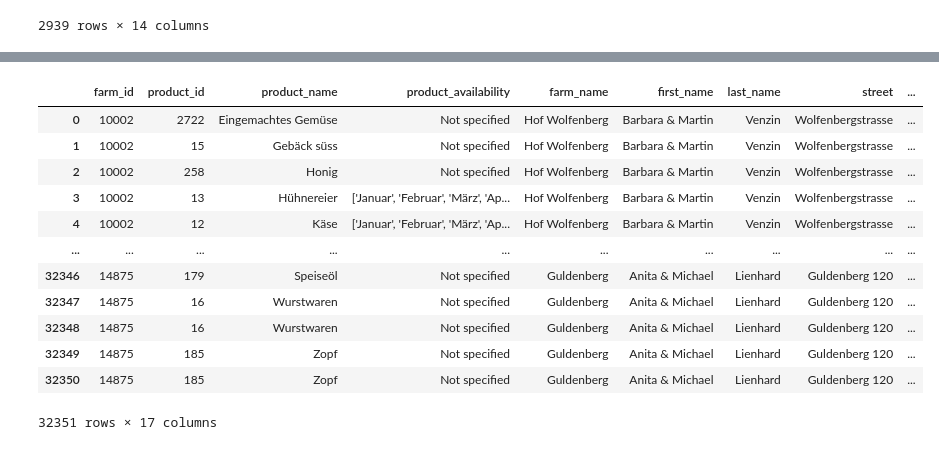
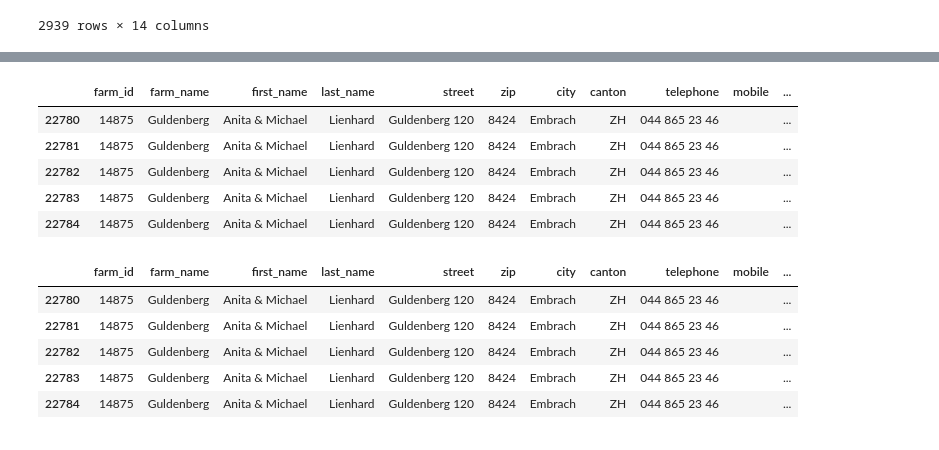
Before and after one commit to subrockmann/farm-screener, a Jupyter notebook: data collection.ipynb, the cells around one changed output, grey strips where cells are left out. Saved outputs shown, nothing was run; the diff lists cells and outputs as text; code cells hidden in the pictures.

Commit message:
fix: farm_id error in product_offers removed

```diff
--- a/data collection.ipynb
+++ b/data collection.ipynb
@@ -208,5 +292,6 @@ product_df
 # %%
 product_df["farm_id"] = product_df["farm_id"].astype("int")
+product_df["product_id"] = product_df["product_id"].astype("int")
 product_df["product_availability"] = product_df["product_availability"].astype("str") # needed for conversion to parquet
 product_df.info()
 # %% [output]
@@ -350,18 +458,20 @@ Name: count, dtype: int64
 # %%
-merged_df = pd.merge(new_offers_df, new_farms_df, on='farm_id', how='left')
+merged_df = pd.merge(new_farms_df, new_offers_df, on='farm_id', how='inner')
 # %%
-merged_df
+merged_df.tail()
 # %% [output]
-|  | farm_id | product_id | product_name | product_availability | farm_name | first_name | last_name | street | ... |
-| 0 | 10002 | 2722 | Eingemachtes Gemüse | Not specified | Hof Wolfenberg | Barbara & Martin | Venzin | Wolfenbergstrasse | ... |
-| 1 | 10002 | 15 | Gebäck süss | Not specified | Hof Wolfenberg | Barbara & Martin | Venzin | Wolfenbergstrasse | ... |
-| 2 | 10002 | 258 | Honig | Not specified | Hof Wolfenberg | Barbara & Martin | Venzin | Wolfenbergstrasse | ... |
-| 3 | 10002 | 13 | Hühnereier | ['Januar', 'Februar', 'März', 'Ap... | Hof Wolfenberg | Barbara & Martin | Venzin | Wolfenbergstrasse | ... |
-| 4 | 10002 | 12 | Käse | ['Januar', 'Februar', 'März', 'Ap... | Hof Wolfenberg | Barbara & Martin | Venzin | Wolfenbergstrasse | ... |
-| ... | ... | ... | ... | ... | ... | ... | ... | ... | ... |
-| 32346 | 14875 | 179 | Speiseöl | Not specified | Guldenberg | Anita & Michael | Lienhard | Guldenberg 120 | ... |
-| 32347 | 14875 | 16 | Wurstwaren | Not specified | Guldenberg | Anita & Michael | Lienhard | Guldenberg 120 | ... |
-| 32348 | 14875 | 16 | Wurstwaren | Not specified | Guldenberg | Anita & Michael | Lienhard | Guldenberg 120 | ... |
-| 32349 | 14875 | 185 | Zopf | Not specified | Guldenberg | Anita & Michael | Lienhard | Guldenberg 120 | ... |
-| 32350 | 14875 | 185 | Zopf | Not specified | Guldenberg | Anita & Michael | Lienhard | Guldenberg 120 | ... |
+|  | farm_id | farm_name | first_name | last_name | street | zip | city | canton | telephone | mobile | ... |
+| 22780 | 14875 | Guldenberg | Anita & Michael | Lienhard | Guldenberg 120 | 8424 | Embrach | ZH | 044 865 23 46 |  | ... |
+| 22781 | 14875 | Guldenberg | Anita & Michael | Lienhard | Guldenberg 120 | 8424 | Embrach | ZH | 044 865 23 46 |  | ... |
+| 22782 | 14875 | Guldenberg | Anita & Michael | Lienhard | Guldenberg 120 | 8424 | Embrach | ZH | 044 865 23 46 |  | ... |
+| 22783 | 14875 | Guldenberg | Anita & Michael | Lienhard | Guldenberg 120 | 8424 | Embrach | ZH | 044 865 23 46 |  | ... |
+| 22784 | 14875 | Guldenberg | Anita & Michael | Lienhard | Guldenberg 120 | 8424 | Embrach | ZH | 044 865 23 46 |  | ... |
-32351 rows × 17 columns
+# %%
+merged_df.tail()
+# %% [output]
+|  | farm_id | farm_name | first_name | last_name | street | zip | city | canton | telephone | mobile | ... |
+| 22780 | 14875 | Guldenberg | Anita & Michael | Lienhard | Guldenberg 120 | 8424 | Embrach | ZH | 044 865 23 46 |  | ... |
+| 22781 | 14875 | Guldenberg | Anita & Michael | Lienhard | Guldenberg 120 | 8424 | Embrach | ZH | 044 865 23 46 |  | ... |
+| 22782 | 14875 | Guldenberg | Anita & Michael | Lienhard | Guldenberg 120 | 8424 | Embrach | ZH | 044 865 23 46 |  | ... |
+| 22783 | 14875 | Guldenberg | Anita & Michael | Lienhard | Guldenberg 120 | 8424 | Embrach | ZH | 044 865 23 46 |  | ... |
+| 22784 | 14875 | Guldenberg | Anita & Michael | Lienhard | Guldenberg 120 | 8424 | Embrach | ZH | 044 865 23 46 |  | ... |
```
Also changed, not shown: parts of 20 cells of this notebook.
